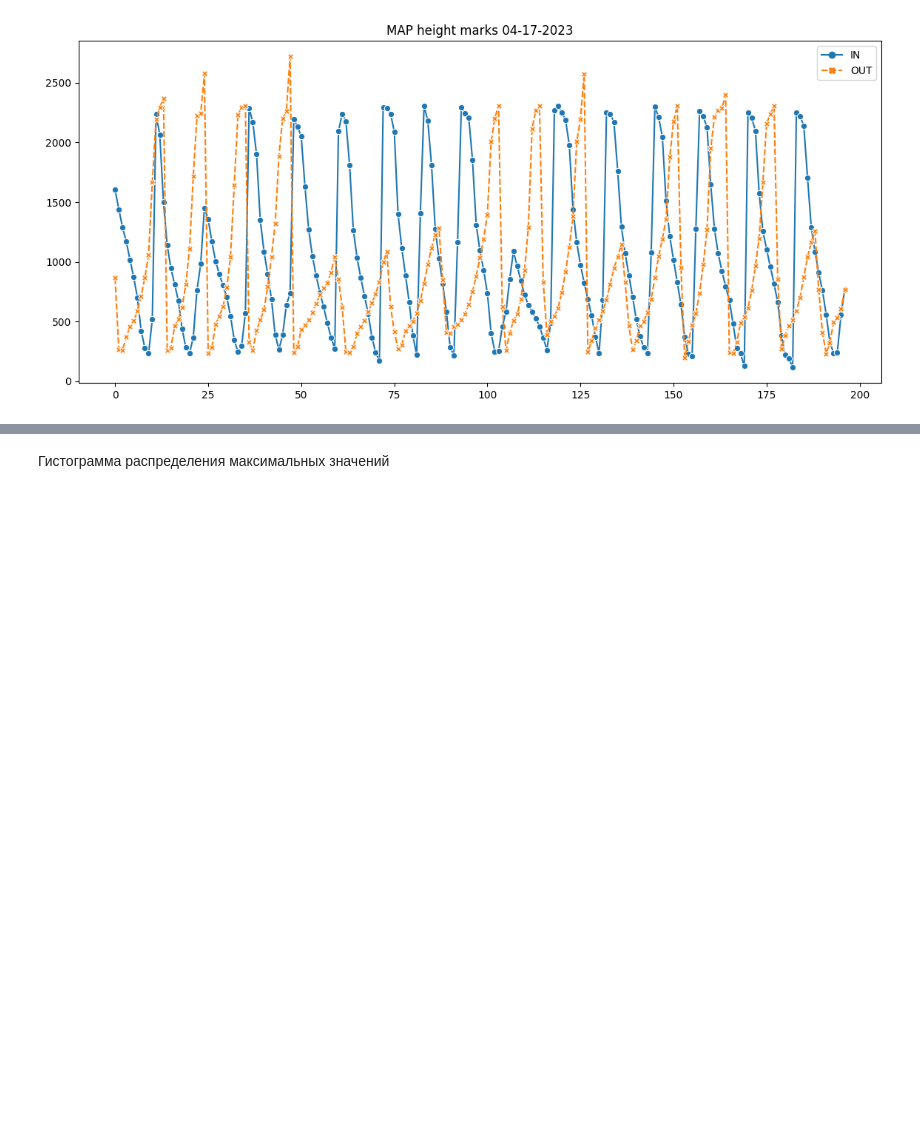
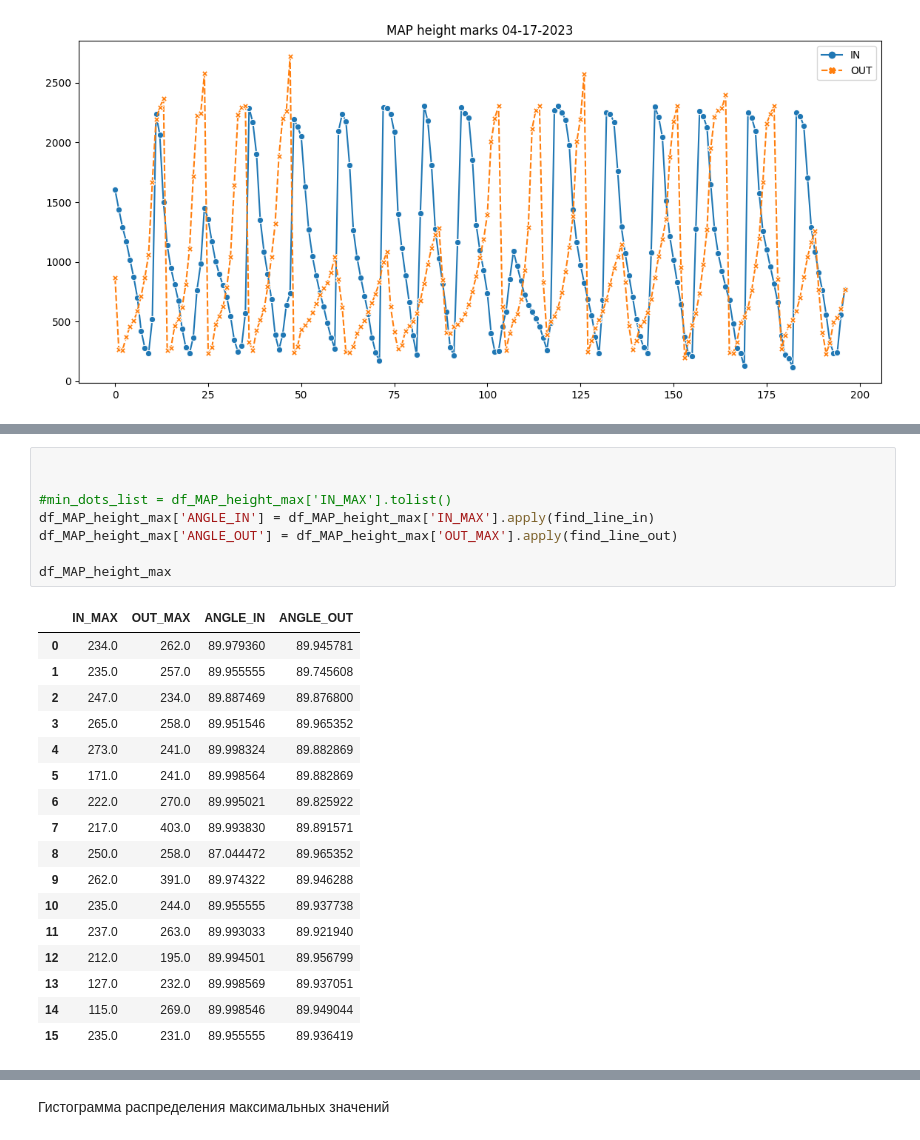
Before and after one commit to maroonOcat/height, a Jupyter notebook: height_detector.ipynb, the cells around one changed output, grey strips where cells are left out. Drawn from its saved outputs; the diff is of its cells as text; blank space fills up the shorter version.

```diff
--- a/height_detector.ipynb
+++ b/height_detector.ipynb
@@ -112,0 +140,26 @@ print(min_dot_idx, lin_dot_value)
+# %%
+
+
+#min_dots_list = df_MAP_height_max['IN_MAX'].tolist()
+df_MAP_height_max['ANGLE_IN'] = df_MAP_height_max['IN_MAX'].apply(find_line_in)
+df_MAP_height_max['ANGLE_OUT'] = df_MAP_height_max['OUT_MAX'].apply(find_line_out)
+
+df_MAP_height_max
+# %% [output]
+|  | IN_MAX | OUT_MAX | ANGLE_IN | ANGLE_OUT |
+| 0 | 234.0 | 262.0 | 89.979360 | 89.945781 |
+| 1 | 235.0 | 257.0 | 89.955555 | 89.745608 |
+| 2 | 247.0 | 234.0 | 89.887469 | 89.876800 |
+| 3 | 265.0 | 258.0 | 89.951546 | 89.965352 |
+| 4 | 273.0 | 241.0 | 89.998324 | 89.882869 |
+| 5 | 171.0 | 241.0 | 89.998564 | 89.882869 |
+| 6 | 222.0 | 270.0 | 89.995021 | 89.825922 |
+| 7 | 217.0 | 403.0 | 89.993830 | 89.891571 |
+| 8 | 250.0 | 258.0 | 87.044472 | 89.965352 |
+| 9 | 262.0 | 391.0 | 89.974322 | 89.946288 |
+| 10 | 235.0 | 244.0 | 89.955555 | 89.937738 |
+| 11 | 237.0 | 263.0 | 89.993033 | 89.921940 |
+| 12 | 212.0 | 195.0 | 89.994501 | 89.956799 |
+| 13 | 127.0 | 232.0 | 89.998569 | 89.937051 |
+| 14 | 115.0 | 269.0 | 89.998546 | 89.949044 |
+| 15 | 235.0 | 231.0 | 89.955555 | 89.936419 |
```
Also changed, not shown: parts of 3 cells of this notebook.
